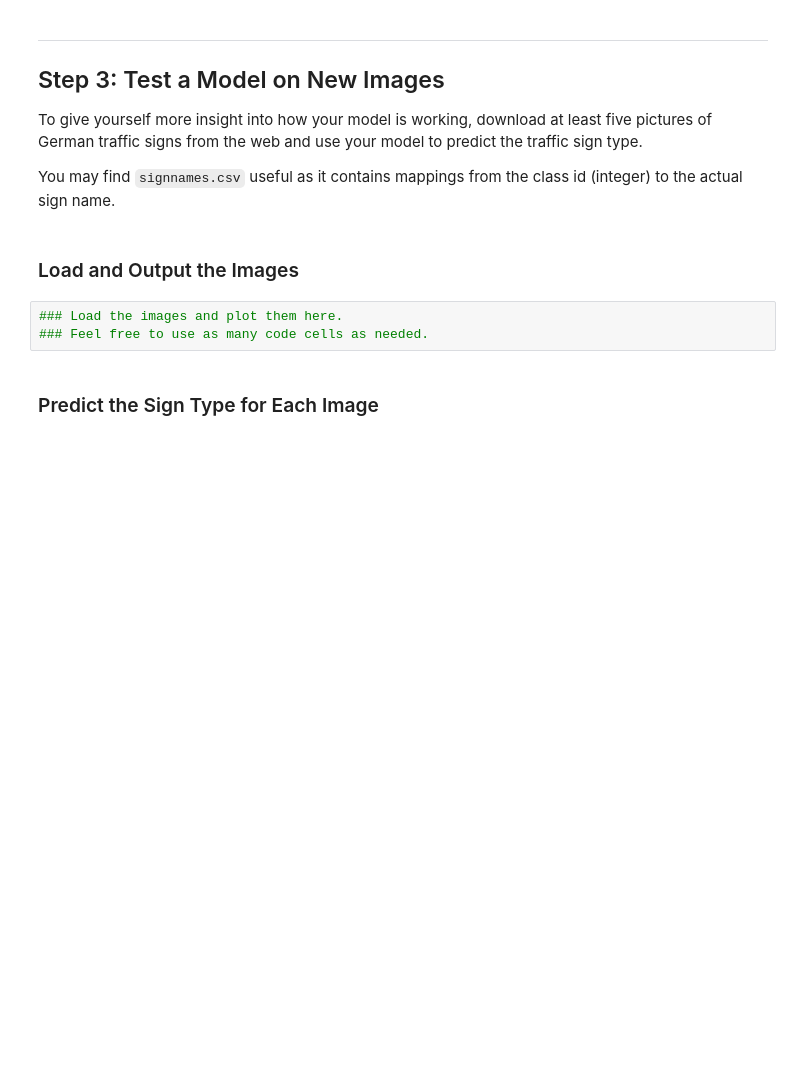
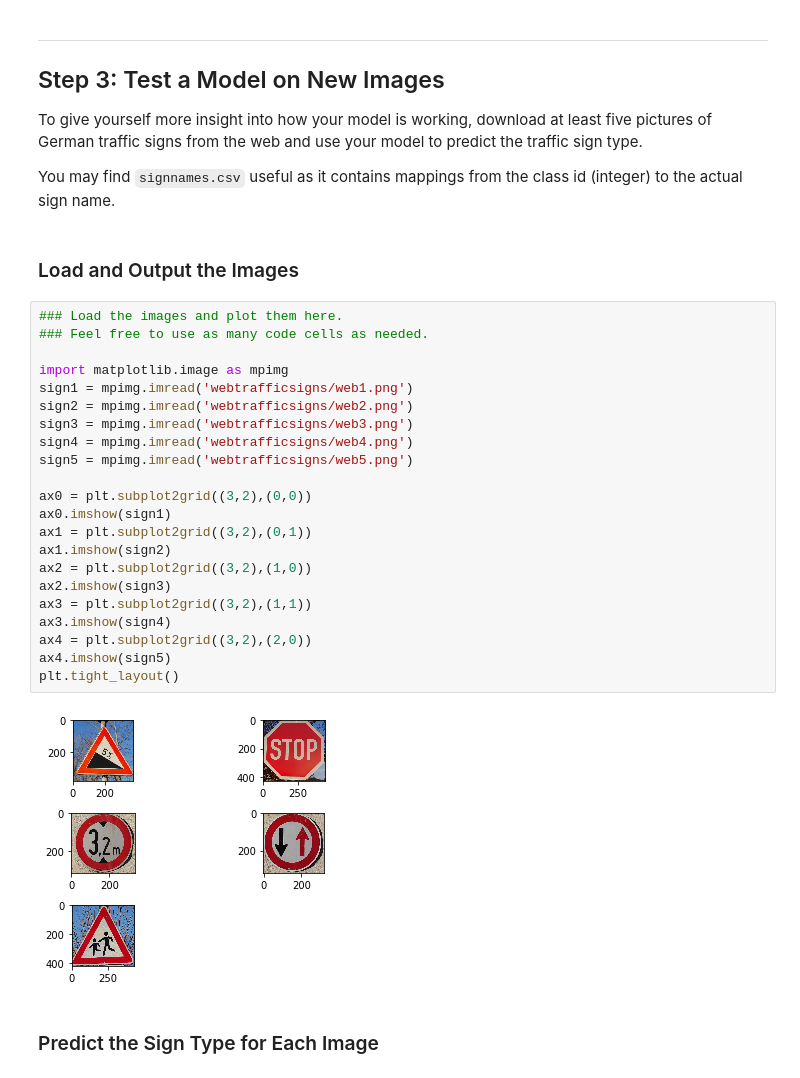
Before and after one commit to andylikescodes/CarND-Traffic-Sign-Classifier-Project, a Jupyter notebook: Traffic_Sign_Classifier.ipynb, the cells around one changed output. Saved outputs shown, nothing was run; the diff lists cells and outputs as text; blank space fills up the shorter version.

```diff
--- a/Traffic_Sign_Classifier.ipynb
+++ b/Traffic_Sign_Classifier.ipynb
@@ -372,9 +319,30 @@ To give yourself more insight into how your model is working, download at least
 You may find `signnames.csv` useful as it contains mappings from the class id (integer) to the actual sign name.
 # %% [markdown]
 ### Load and Output the Images
-# %%
-### Load the images and plot them here.
-### Feel free to use as many code cells as needed.
+# %%
+### Load the images and plot them here.
+### Feel free to use as many code cells as needed.
+
+import matplotlib.image as mpimg
+sign1 = mpimg.imread('webtrafficsigns/web1.png')
+sign2 = mpimg.imread('webtrafficsigns/web2.png')
+sign3 = mpimg.imread('webtrafficsigns/web3.png')
+sign4 = mpimg.imread('webtrafficsigns/web4.png')
+sign5 = mpimg.imread('webtrafficsigns/web5.png')
+
+ax0 = plt.subplot2grid((3,2),(0,0))
+ax0.imshow(sign1)
+ax1 = plt.subplot2grid((3,2),(0,1))
+ax1.imshow(sign2)
+ax2 = plt.subplot2grid((3,2),(1,0))
+ax2.imshow(sign3)
+ax3 = plt.subplot2grid((3,2),(1,1))
+ax3.imshow(sign4)
+ax4 = plt.subplot2grid((3,2),(2,0))
+ax4.imshow(sign5)
+plt.tight_layout()
+# %% [output]
+[figure, added]
 # %% [markdown]
 ### Predict the Sign Type for Each Image
 # %%
```
Also changed, not shown: parts of 6 cells of this notebook, 5 other files.
